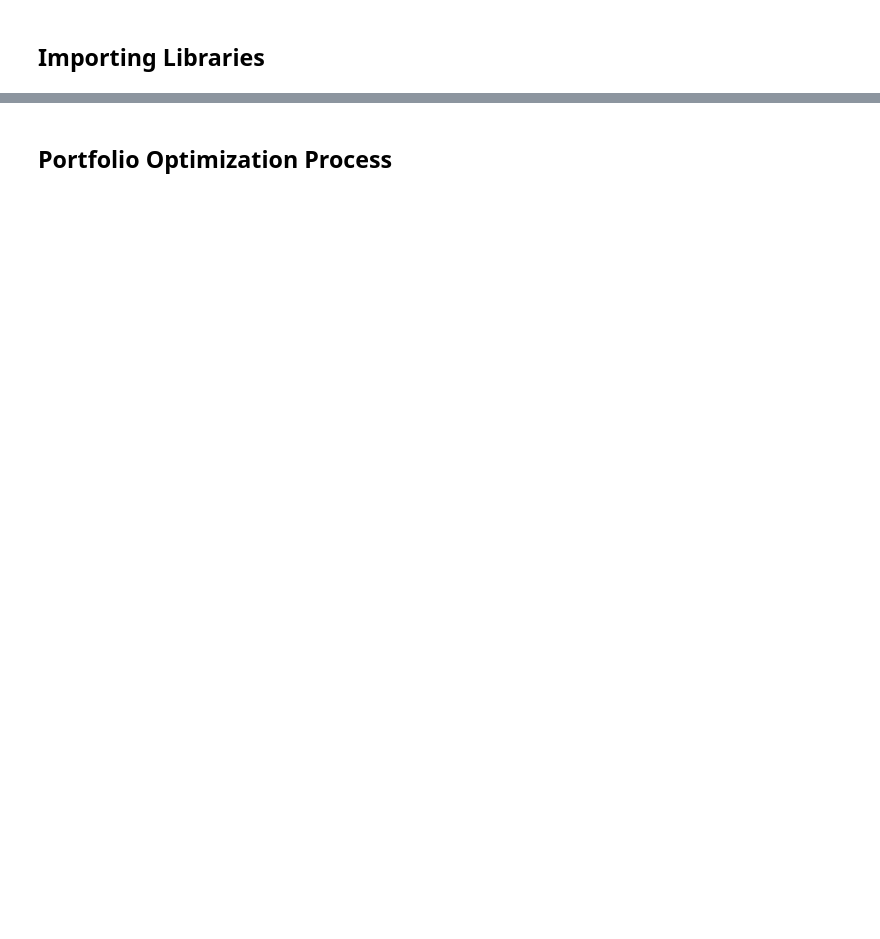
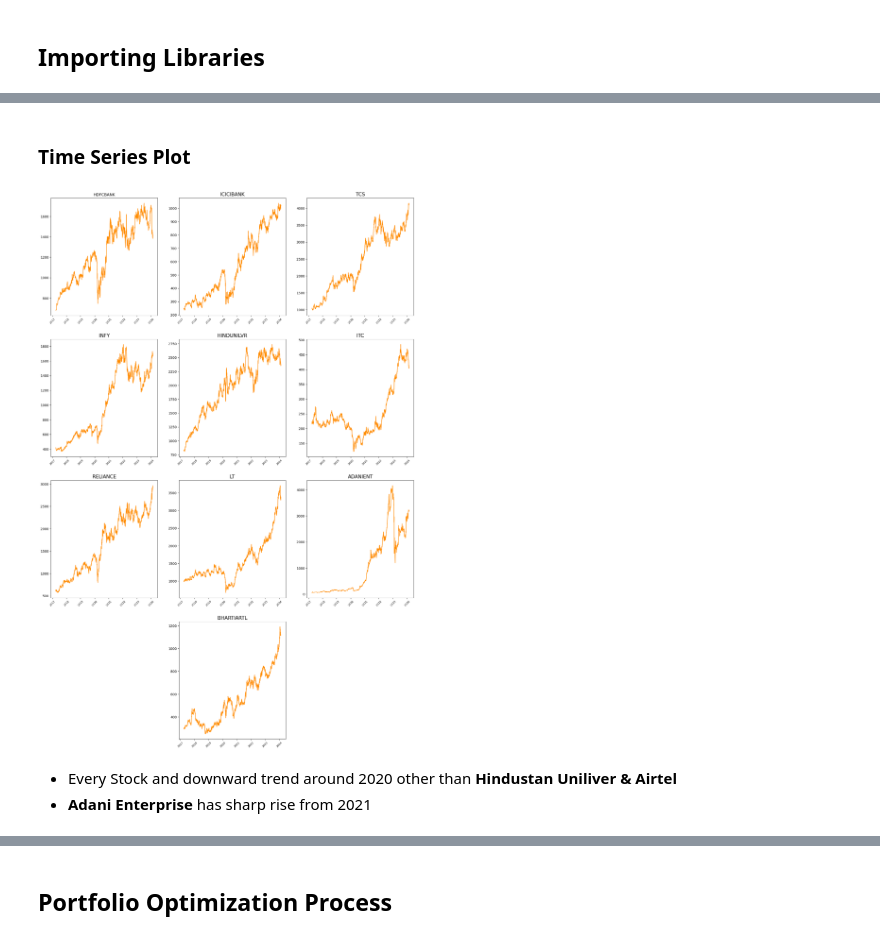
Before and after one commit to VIDIT-9/Portfolio-Optimization, a Jupyter notebook: Portifolio Optimization.ipynb, the cells around one changed output, grey strips where cells are left out. Drawn from its saved outputs; the diff is of its cells as text; code cells hidden in the pictures; blank space fills up the shorter version.

```diff
--- a/Portifolio Optimization.ipynb
+++ b/Portifolio Optimization.ipynb
@@ -31,0 +33,16 @@ warnings.filterwarnings(action= 'ignore')
+# %%
+start_date = '2017-04-01'
+
+HDFCBANK = yf.download('HDFCBANK.NS', start=start_date)
+ICICIBANK = yf.download('ICICIBANK.NS', start=start_date)
+TCS = yf.download('TCS.NS', start=start_date)
+INFY = yf.download('INFY.NS', start=start_date)
+HINDUNILVR = yf.download('HINDUNILVR.NS', start=start_date)
+ITC = yf.download('ITC.NS', start=start_date)
+RELIANCE = yf.download('RELIANCE.NS', start=start_date)
+LT = yf.download('LT.NS', start=start_date)
+ADANIENT = yf.download('ADANIENT.NS', start=start_date)
+BHARTIARTL = yf.download('BHARTIARTL.NS', start=start_date)
+NSE = yf.download('^NSEI', start=start_date)
+
+NSE
@@ -31,0 +75,62 @@ warnings.filterwarnings(action= 'ignore')
+# %% [markdown]
+### Time Series Plot
+# %%
+plt.figure(figsize=(20,30))
+
+plt.subplot(4,3,1)
+plt.plot(HDFCBANK['Adj Close'], label='HDFCBANK', color='darkorange')
+plt.title('HDFCBANK')
+plt.xticks(fontsize=8,rotation=45)
+
+
+plt.subplot(4,3,2)
+plt.plot(ICICIBANK['Adj Close'], color='darkorange')
+plt.title('ICICIBANK', fontsize=15)
+plt.xticks(fontsize=8,rotation=45)
+
+plt.subplot(4,3,3)
+plt.plot(TCS['Adj Close'], color='darkorange')
+plt.title('TCS', fontsize=15)
+plt.xticks(fontsize=8,rotation=45)
+
+plt.subplot(4,3,4)
+plt.plot(INFY['Adj Close'], color='darkorange')
+plt.title('INFY', fontsize=15)
+plt.xticks(fontsize=8,rotation=45)
+
+plt.subplot(4,3,5)
+plt.plot(HINDUNILVR['Adj Close'], color='darkorange')
+plt.title('HINDUNILVR', fontsize=15)
+plt.xticks(fontsize=8,rotation=45)
+
+plt.subplot(4,3,6)
+plt.plot(ITC['Adj Close'], color='darkorange')
+plt.title('ITC', fontsize=15)
+plt.xticks(fontsize=8,rotation=45)
+
+plt.subplot(4,3,7)
+plt.plot(RELIANCE['Adj Close'], color='darkorange')
+plt.title('RELIANCE', fontsize=15)
+plt.xticks(fontsize=8,rotation=45)
+
+plt.subplot(4,3,8)
+plt.plot(LT['Adj Close'], color='darkorange')
+plt.title('LT', fontsize=15)
+plt.xticks(fontsize=8,rotation=45)
+
+plt.subplot(4,3,9)
+plt.plot(ADANIENT['Adj Close'], color='darkorange')
+plt.title('ADANIENT', fontsize=15)
+plt.xticks(fontsize=8,rotation=45)
+
+plt.subplot(4,3,11)
+plt.plot(BHARTIARTL['Adj Close'], color='darkorange')
+plt.title('BHARTIARTL', fontsize=15)
+plt.xticks(fontsize=8,rotation=45)
+
+plt.show()
+# %% [output]
+[figure, added]
+# %% [markdown]
+* Every Stock and downward trend around 2020 other than **Hindustan Uniliver & Airtel**
+* **Adani Enterprise** has sharp rise from 2021
```
Also changed, not shown: parts of 83 cells of this notebook.
